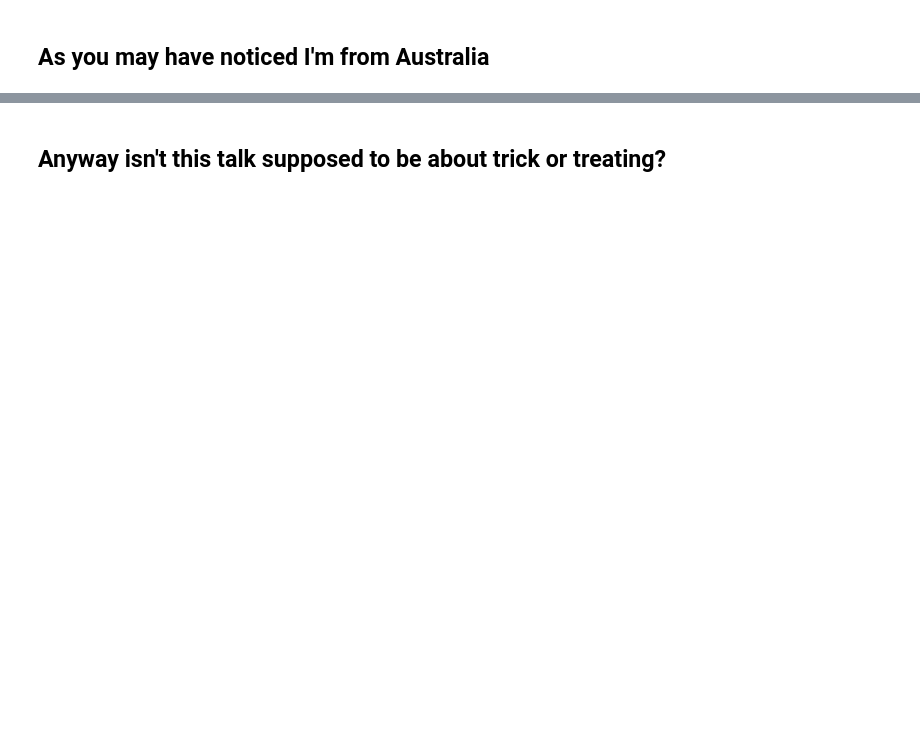
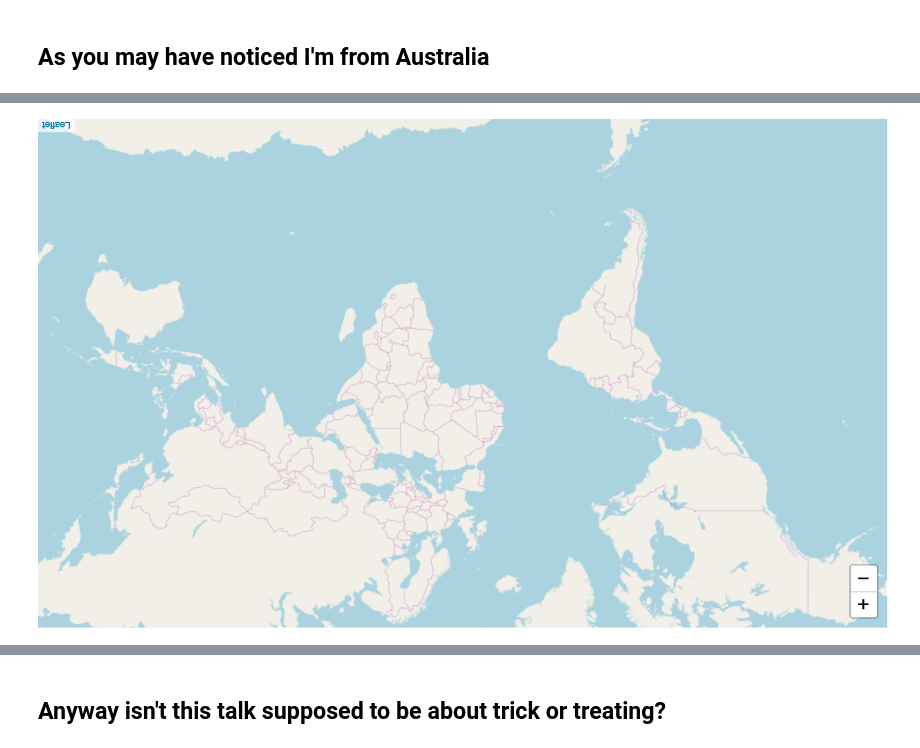
Before and after one commit to shuttle1987/chipy-talk, a Jupyter notebook: ChiPy trick or treat.ipynb, the cells around one changed output, grey strips where cells are left out. Drawn from its saved outputs; the diff is of its cells as text; code cells hidden in the pictures; blank space fills up the shorter version.

```diff
--- a/ChiPy trick or treat.ipynb
+++ b/ChiPy trick or treat.ipynb
@@ -25,5 +52,7 @@ southern_hemisphere.__dir__()
 # %%
-southern_hemisphere.
+southern_hemisphere.dɐɯpꞁɹoʍ()
+# %% [output]
+[figure, added]
 # %%
 import location
 print(location.get_current_location())
```
Also changed, not shown: parts of 14 cells of this notebook.
